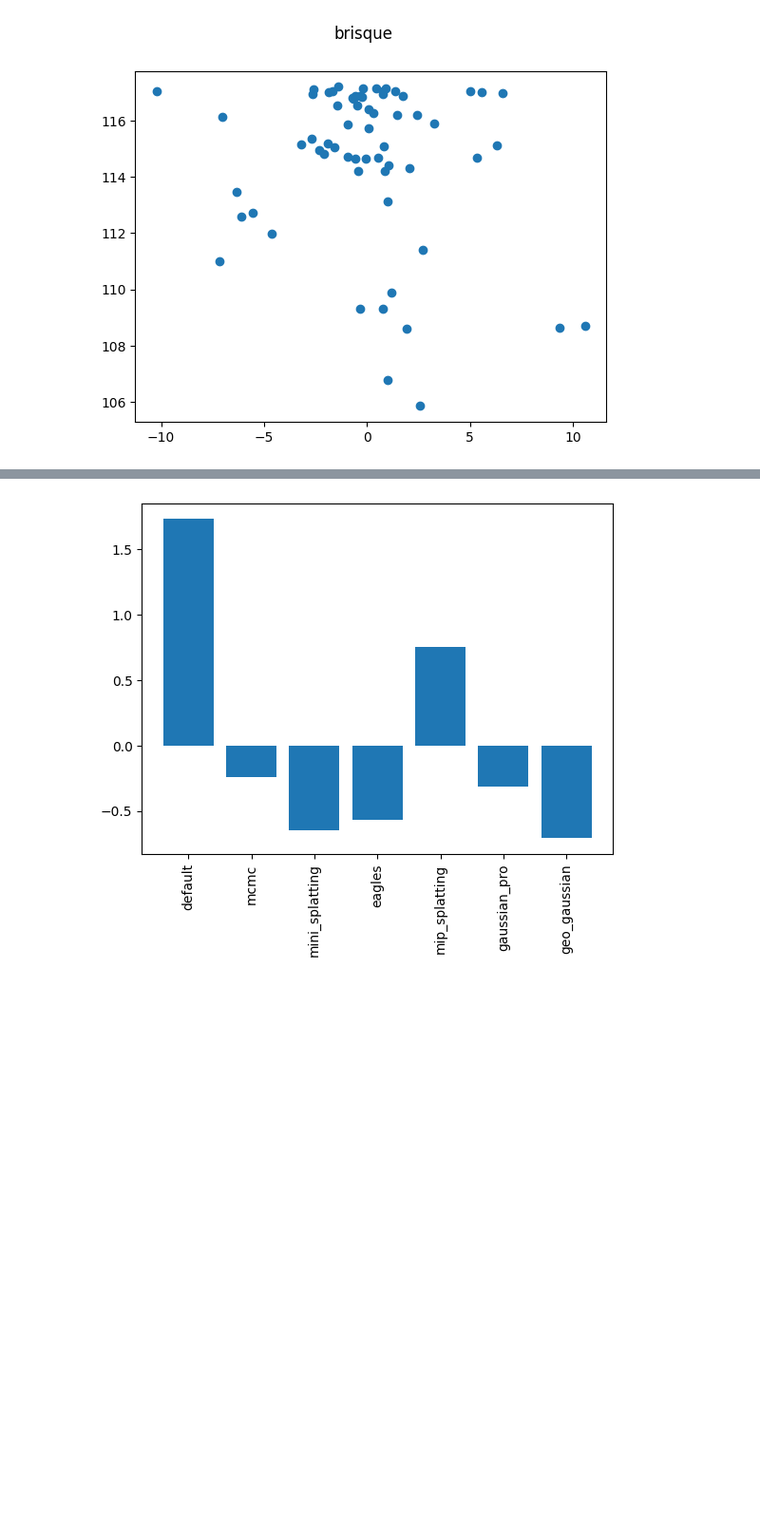
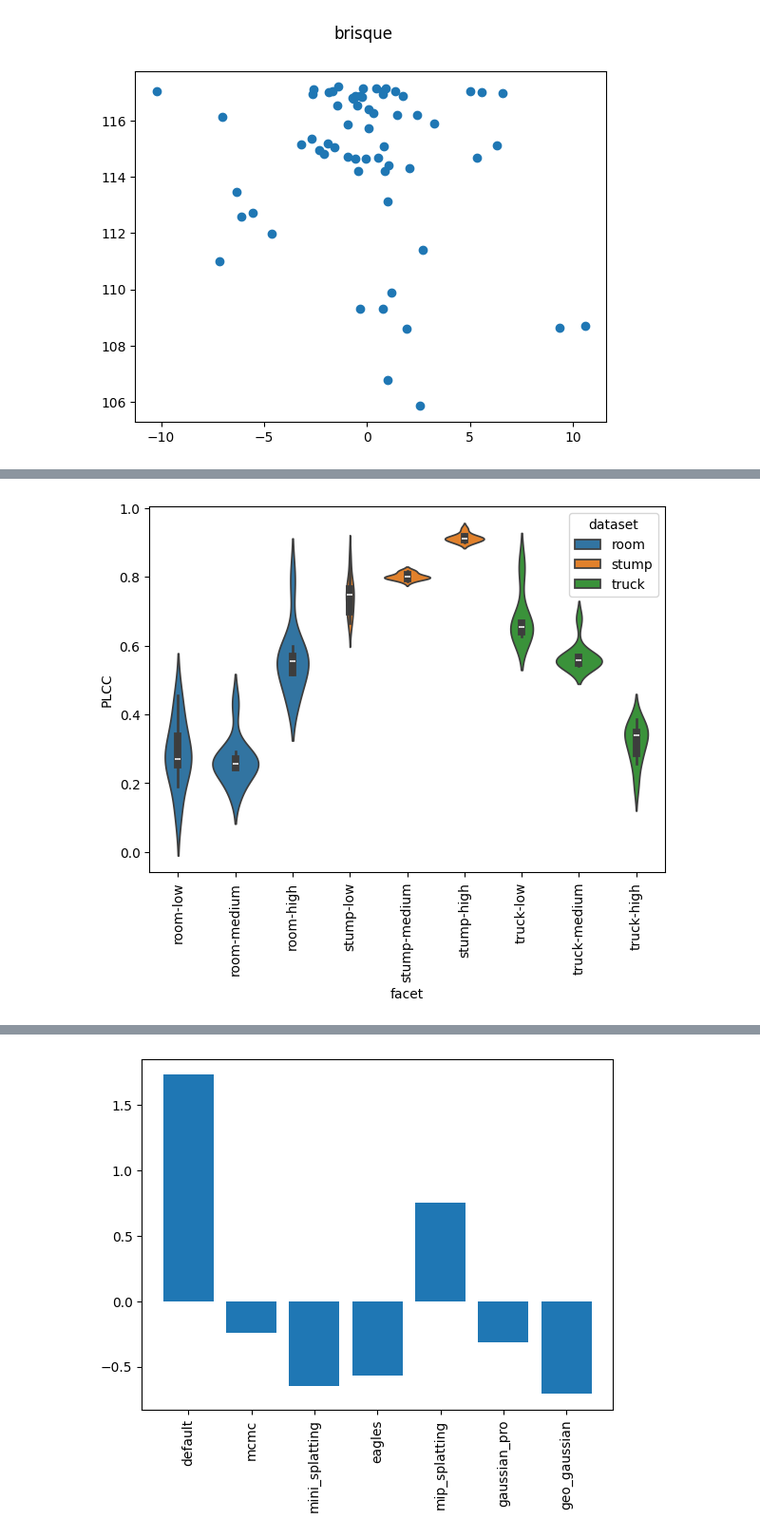
Before and after one commit to PaulErpen/final-data-analysis, a Jupyter notebook: joint-data-analysis.ipynb, the cells around one changed output, grey strips where cells are left out. Shown at 95% size. Drawn from its saved outputs; the diff is of its cells as text; code cells hidden in the pictures; blank space fills up the shorter version.

Commit message:
Add 10 Fold CV

```diff
--- a/joint-data-analysis.ipynb
+++ b/joint-data-analysis.ipynb
@@ -82,6 +82,7 @@ def plot_quality_metric_against_jod(quality_metric: str = "psnr") -> None:
     plt.suptitle(quality_metric)
     plt.show()
 
+
 def join_quality_metrics(quality_metric: str) -> pd.DataFrame:
     df_jod_agg = df_jod.melt(
         id_vars=["dataset", "size"],
@@ -97,8 +98,11 @@ def join_quality_metrics(quality_metric: str) -> pd.DataFrame:
     ).rename({"variable": "model", "value": "jod"}, axis=1)
     df_jod_agg["model"] = df_jod_agg["model"].apply(lambda x: x.replace("_", "-"))
     df_jod_agg = df_jod_agg.set_index(["model", "dataset", "size"])
-    df_metrics_agg = df_metrics.groupby(["model", "dataset", "size"])[[quality_metric]].mean()
+    df_metrics_agg = df_metrics.groupby(["model", "dataset", "size"])[
+        [quality_metric]
+    ].mean()
     return df_jod_agg.join(df_metrics_agg)
+
 
 def join_quality_metrics_by_facet(
     quality_metric: str, dataset: str, size: str
@@ -109,7 +113,7 @@ def join_quality_metrics_by_facet(
         .iloc[3:]
         .rename(lambda x: "jod", axis=1)
     )
-    metrics_df = aggregate_metrics_by_facet(quality_metric, dataset, size)
+    metrics_df = aggregate_metrics_by_facet(df_metrics, quality_metric, dataset, size)
     single_facet_df = single_facet_df.join(metrics_df)
     return single_facet_df
 
@@ -192,13 +196,11 @@ def aggregate_metrics(quality_metric: str) -> pd.DataFrame:
 
 
 def aggregate_metrics_by_facet(
-    quality_metric: str, dataset: str, size: str
+    df: pd.DataFrame, quality_metric: str, dataset: str, size: str
 ) -> pd.DataFrame:
     if quality_metric == "brisque":
         metric_single_facet = (
-            df_metrics[
-                (df_metrics["dataset"] == dataset) & (df_metrics["size"] == size)
-            ]
+            df[(df["dataset"] == dataset) & (df["size"] == size)]
             .melt(
                 id_vars=["model", "dataset", "size", "view_idx"],
                 value_vars=[
@@ -215,9 +217,7 @@ def aggregate_metrics_by_facet(
         )
     else:
         metric_single_facet = (
-            df_metrics[
-                (df_metrics["dataset"] == dataset) & (df_metrics["size"] == size)
-            ]
+            df[(df["dataset"] == dataset) & (df["size"] == size)]
             .groupby(["model", "dataset", "size"])[quality_metric]
             .mean()
         )
@@ -320,0 +323,2 @@ plot_quality_metric_against_jod("brisque")
+# %%
+jod_cv = pd.read_excel("data/jod_k_fold_10.xlsx")
@@ -320,0 +373,3 @@ plot_quality_metric_against_jod("brisque")
+# %%
+df_cv_10["facet"] = df_cv_10[["dataset", "size"]].apply(lambda row: f"{row.iloc[0]}-{row.iloc[1]}", axis=1)
+df_cv_10
@@ -320,0 +390,12 @@ plot_quality_metric_against_jod("brisque")
+# %%
+import seaborn as sns
+
+def plot_cv_results(df_cv: pd.DataFrame, corr_measure: str = "PLCC") -> None:
+    plt.figure(figsize=(7, 5))
+    sns.violinplot(df_cv, x="facet", y=corr_measure, hue="dataset")
+    plt.xticks(rotation=90)
+    plt.show()
+
+plot_cv_results(df_cv_10, "PLCC")
+# %% [output]
+[figure, added]
```
Also changed, not shown: parts of 4 cells of this notebook, 1 other file.
